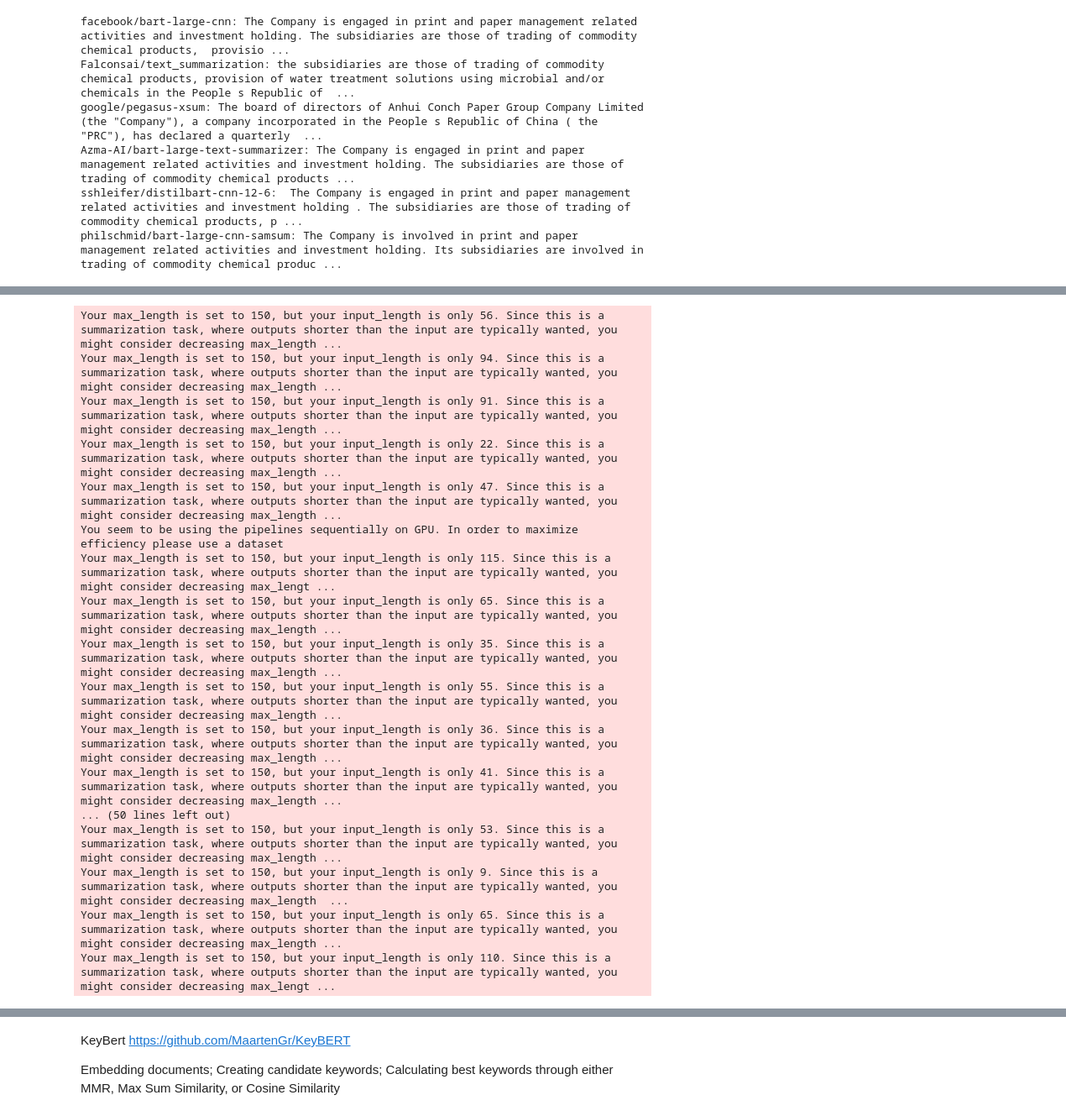
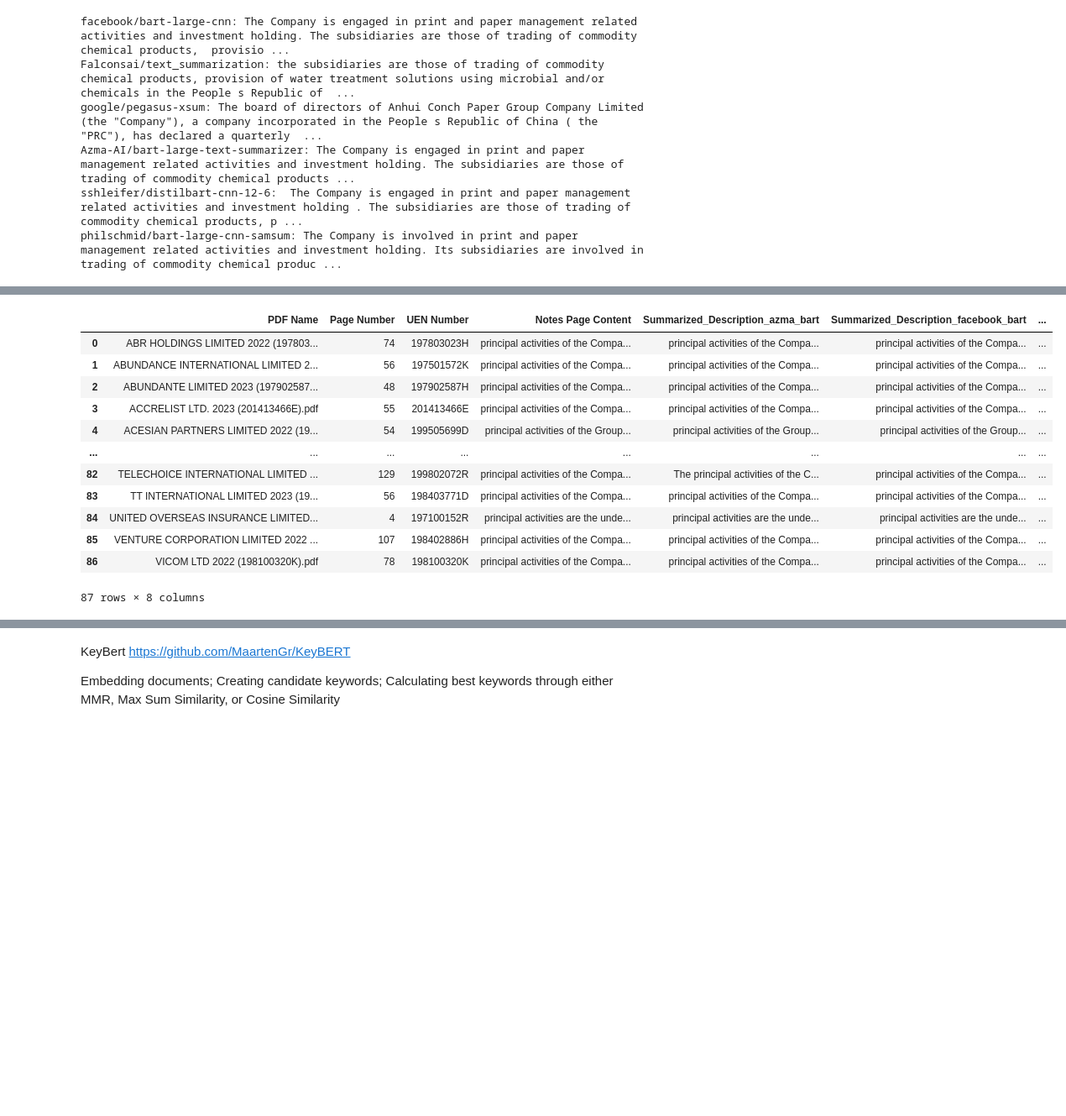
Before and after one commit to yorwel/ssicsync, a Jupyter notebook: LLM_Test/summarization.ipynb, the cells around one changed output, grey strips where cells are left out. Shown at 84% size. Drawn from its saved outputs; the diff is of its cells as text; code cells hidden in the pictures; blank space fills up the shorter version.

```diff
--- a/LLM_Test/summarization.ipynb
+++ b/LLM_Test/summarization.ipynb
@@ -164,26 +171,53 @@ SSIC_ref_df_test=SSIC_ref_df.head(10)
-# %%
-# Summarize the descriptions
-df_linkedIn['Summarized_Description'] = df_linkedIn['Notes Page Content'].apply(
-    lambda x: summarizer_azma_bart(x, max_length=150, min_length=30, do_sample=False)[0]['summary_text']
-)
-
-# 85 rows - 5m 41s
-# %% [output]
-Your max_length is set to 150, but your input_length is only 56. Since this is a summarization task, where outputs shorter than the input are typically wanted, you might consider decreasing max_length ...
-Your max_length is set to 150, but your input_length is only 94. Since this is a summarization task, where outputs shorter than the input are typically wanted, you might consider decreasing max_length ...
-Your max_length is set to 150, but your input_length is only 91. Since this is a summarization task, where outputs shorter than the input are typically wanted, you might consider decreasing max_length ...
-Your max_length is set to 150, but your input_length is only 22. Since this is a summarization task, where outputs shorter than the input are typically wanted, you might consider decreasing max_length ...
-Your max_length is set to 150, but your input_length is only 47. Since this is a summarization task, where outputs shorter than the input are typically wanted, you might consider decreasing max_length ...
-You seem to be using the pipelines sequentially on GPU. In order to maximize efficiency please use a dataset
-Your max_length is set to 150, but your input_length is only 115. Since this is a summarization task, where outputs shorter than the input are typically wanted, you might consider decreasing max_lengt ...
-Your max_length is set to 150, but your input_length is only 65. Since this is a summarization task, where outputs shorter than the input are typically wanted, you might consider decreasing max_length ...
-Your max_length is set to 150, but your input_length is only 35. Since this is a summarization task, where outputs shorter than the input are typically wanted, you might consider decreasing max_length ...
-Your max_length is set to 150, but your input_length is only 55. Since this is a summarization task, where outputs shorter than the input are typically wanted, you might consider decreasing max_length ...
-Your max_length is set to 150, but your input_length is only 36. Since this is a summarization task, where outputs shorter than the input are typically wanted, you might consider decreasing max_length ...
-Your max_length is set to 150, but your input_length is only 41. Since this is a summarization task, where outputs shorter than the input are typically wanted, you might consider decreasing max_length ...
-... (50 lines left out)
-Your max_length is set to 150, but your input_length is only 53. Since this is a summarization task, where outputs shorter than the input are typically wanted, you might consider decreasing max_length ...
-Your max_length is set to 150, but your input_length is only 9. Since this is a summarization task, where outputs shorter than the input are typically wanted, you might consider decreasing max_length  ...
-Your max_length is set to 150, but your input_length is only 65. Since this is a summarization task, where outputs shorter than the input are typically wanted, you might consider decreasing max_length ...
-Your max_length is set to 150, but your input_length is only 110. Since this is a summarization task, where outputs shorter than the input are typically wanted, you might consider decreasing max_lengt ...
+# %%
+def dynamic_summarizer(summarizer, text, min_length=30, length_fraction=0.5, too_short_threshold=30):
+    input_length = len(text.split())
+    # If the text is shorter than the threshold, consider it too short to summarize meaningfully.
+    if input_length < too_short_threshold:
+        return text
+    max_length = int(input_length * length_fraction)
+    # Ensure max_length is not less than min_length
+    max_length = max(min_length, max_length)
+    return summarizer(text, max_length=max_length, min_length=min_length, do_sample=False)[0]['summary_text']
+
+#change to count of words
+
+df_for_Summary['Summarized_Description_azma_bart'] = df_for_Summary['Notes Page Content'].apply(
+    lambda x: dynamic_summarizer(summarizer_azma_bart, x)
+)
+df_for_Summary['Summarized_Description_facebook_bart'] = df_for_Summary['Notes Page Content'].apply(
+    lambda x: dynamic_summarizer(summarizer_facebook_bart, x)
+)
+df_for_Summary['Summarized_Description_philschmid_bart'] = df_for_Summary['Notes Page Content'].apply(
+    lambda x: dynamic_summarizer(summarizer_philschmid_bart, x)
+)
+
+# df_for_Summary['Summarized_Description_azma_bart'] = df_for_Summary['Notes Page Content'].apply(
+#     lambda x: summarizer_azma_bart(x, max_length=150, min_length=30, do_sample=False)[0]['summary_text']
+# )
+# df_for_Summary['Summarized_Description_facebook_bart'] = df_for_Summary['Notes Page Content'].apply(
+#     lambda x: summarizer_facebook_bart(x, max_length=150, min_length=30, do_sample=False)[0]['summary_text']
+# )
+# df_for_Summary['Summarized_Description_philschmid_bart'] = df_for_Summary['Notes Page Content'].apply(
+#     lambda x: summarizer_philschmid_bart(x, max_length=150, min_length=30, do_sample=False)[0]['summary_text']
+# )
+
+# 85 rows - 5m 41s
+# %%
+df_for_Summary['Length of original text'] =  df_for_Summary['Notes Page Content'].str.len()
+# %%
+df_for_Summary
+# %% [output]
+|  | PDF Name | Page Number | UEN Number | Notes Page Content | Summarized_Description_azma_bart | Summarized_Description_facebook_bart | ... |
+| 0 | ABR HOLDINGS LIMITED 2022 (197803... | 74 | 197803023H | principal activities of the Compa... | principal activities of the Compa... | principal activities of the Compa... | ... |
+| 1 | ABUNDANCE INTERNATIONAL LIMITED 2... | 56 | 197501572K | principal activities of the Compa... | principal activities of the Compa... | principal activities of the Compa... | ... |
+| 2 | ABUNDANTE LIMITED 2023 (197902587... | 48 | 197902587H | principal activities of the Compa... | principal activities of the Compa... | principal activities of the Compa... | ... |
+| 3 | ACCRELIST LTD. 2023 (201413466E).pdf | 55 | 201413466E | principal activities of the Compa... | principal activities of the Compa... | principal activities of the Compa... | ... |
+| 4 | ACESIAN PARTNERS LIMITED 2022 (19... | 54 | 199505699D | principal activities of the Group... | principal activities of the Group... | principal activities of the Group... | ... |
+| ... | ... | ... | ... | ... | ... | ... | ... |
+| 82 | TELECHOICE INTERNATIONAL LIMITED ... | 129 | 199802072R | principal activities of the Compa... | The principal activities of the C... | principal activities of the Compa... | ... |
+| 83 | TT INTERNATIONAL LIMITED 2023 (19... | 56 | 198403771D | principal activities of the Compa... | principal activities of the Compa... | principal activities of the Compa... | ... |
+| 84 | UNITED OVERSEAS INSURANCE LIMITED... | 4 | 197100152R | principal activities are the unde... | principal activities are the unde... | principal activities are the unde... | ... |
+| 85 | VENTURE CORPORATION LIMITED 2022 ... | 107 | 198402886H | principal activities of the Compa... | principal activities of the Compa... | principal activities of the Compa... | ... |
+| 86 | VICOM LTD 2022 (198100320K).pdf | 78 | 198100320K | principal activities of the Compa... | principal activities of the Compa... | principal activities of the Compa... | ... |
+87 rows × 8 columns
 # %%
```
Also changed, not shown: parts of 5 cells of this notebook, 3 other files.
